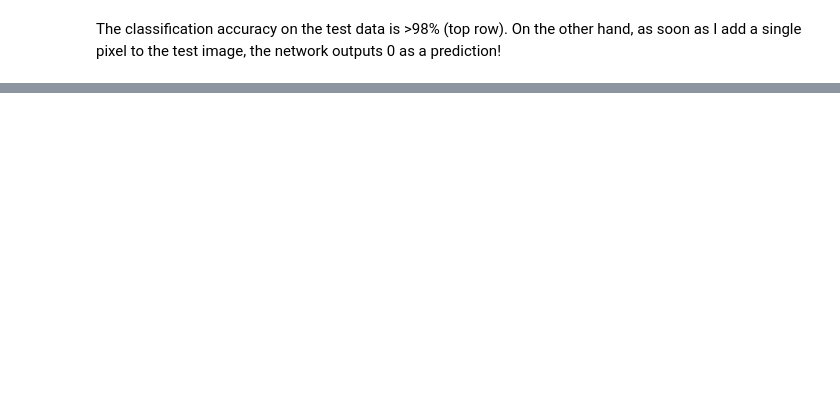
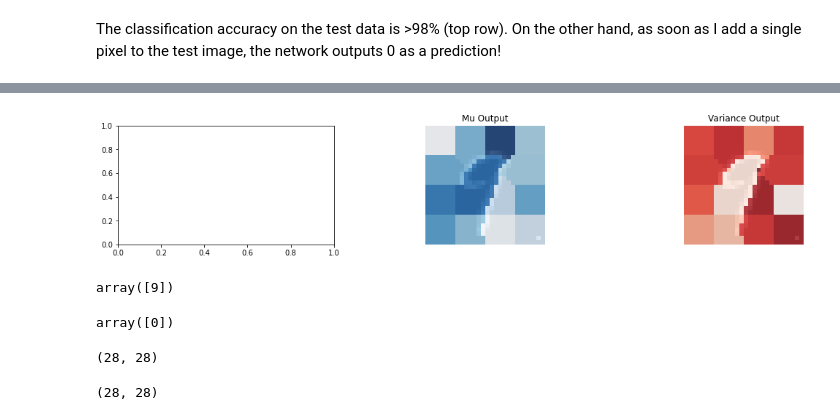
Before and after one commit to jonathanhuml/interpretable_citrus, a Jupyter notebook: TO_MNIST_BadNets.ipynb, the cells around one changed output, grey strips where cells are left out. Drawn from its saved outputs; the diff is of its cells as text; code cells hidden in the pictures; blank space fills up the shorter version.

```diff
--- a/TO_MNIST_BadNets.ipynb
+++ b/TO_MNIST_BadNets.ipynb
@@ -267,0 +425,47 @@ The classification accuracy on the test data is >98% (top row). On the other han
+# %%
+def visualization(img, segments, mu_n, s_n):
+    #prior_array = segments.copy()
+    weights_array = segments.copy()
+    variances_array = segments.copy()
+
+    for i, seg_val in enumerate(np.unique(segments)):
+        #prior_array = np.where(prior_array==seg_val, mu_0[i], prior_array)
+        weights_array = np.where(weights_array==seg_val, mu_n[i], weights_array)
+        variances_array = np.where(variances_array==seg_val, s_n[i][i], variances_array) # ok to do?
+
+    fig, ax = plt.subplots(1, 3, figsize=(18, 3))
+
+    #ax[0].imshow(img.squeeze(), cmap = 'gray', alpha = 0.8)
+    #ax[0].imshow(prior_array, cmap = 'Blues', alpha = 0.4)
+    #ax[0].set_title('Prior Output')
+    #ax[0].axis('off')
+
+    ax[1].imshow(img.squeeze(), cmap = 'gray', alpha = 0.4)
+    ax[1].imshow(weights_array, cmap = 'Blues', alpha = 0.8)
+    ax[1].set_title('Mu Output')
+    ax[1].axis('off')
+
+    ax[2].imshow(img.squeeze(), cmap = 'gray', alpha = 0.4)
+    ax[2].imshow(variances_array, cmap = 'Reds', alpha = 0.8)
+    ax[2].set_title('Variance Output')
+    ax[2].axis('off')
+# %%
+visualization(im_trig, segments, mu_n, s_n)
+# %% [output]
+[figure, added]
+# %%
+predict_image_class_output(np.reshape(im_no_trig, (1, 28, 28, 1)), model_badnet)
+# %% [output]
+array([9])
+# %%
+predict_image_class_output(np.reshape(im_trig, (1, 28, 28, 1)), model_badnet)
+# %% [output]
+array([0])
+# %%
+im_trig.shape
+# %% [output]
+(28, 28)
+# %%
+segments.shape
+# %% [output]
+(28, 28)
```
Also changed, not shown: parts of 21 cells of this notebook.
